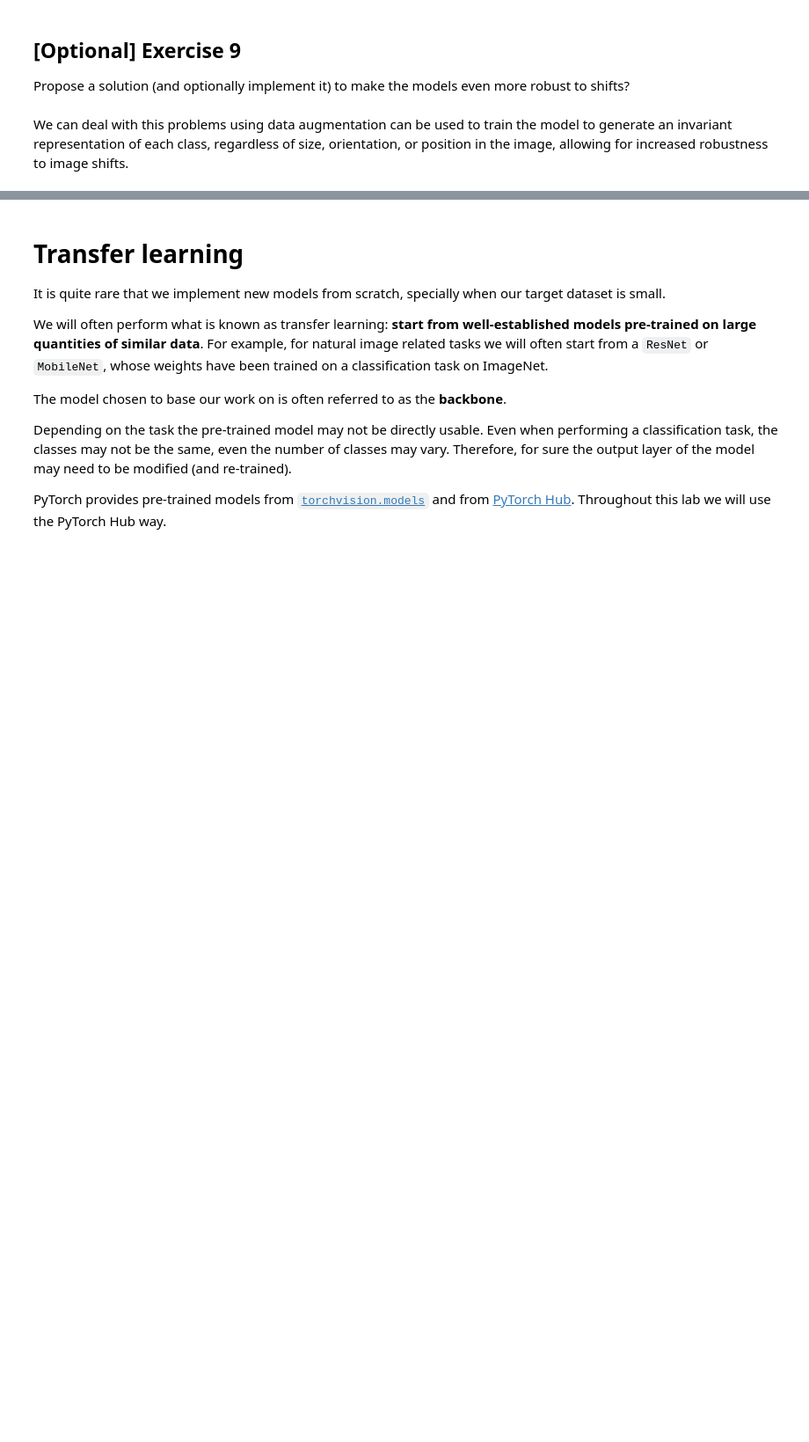
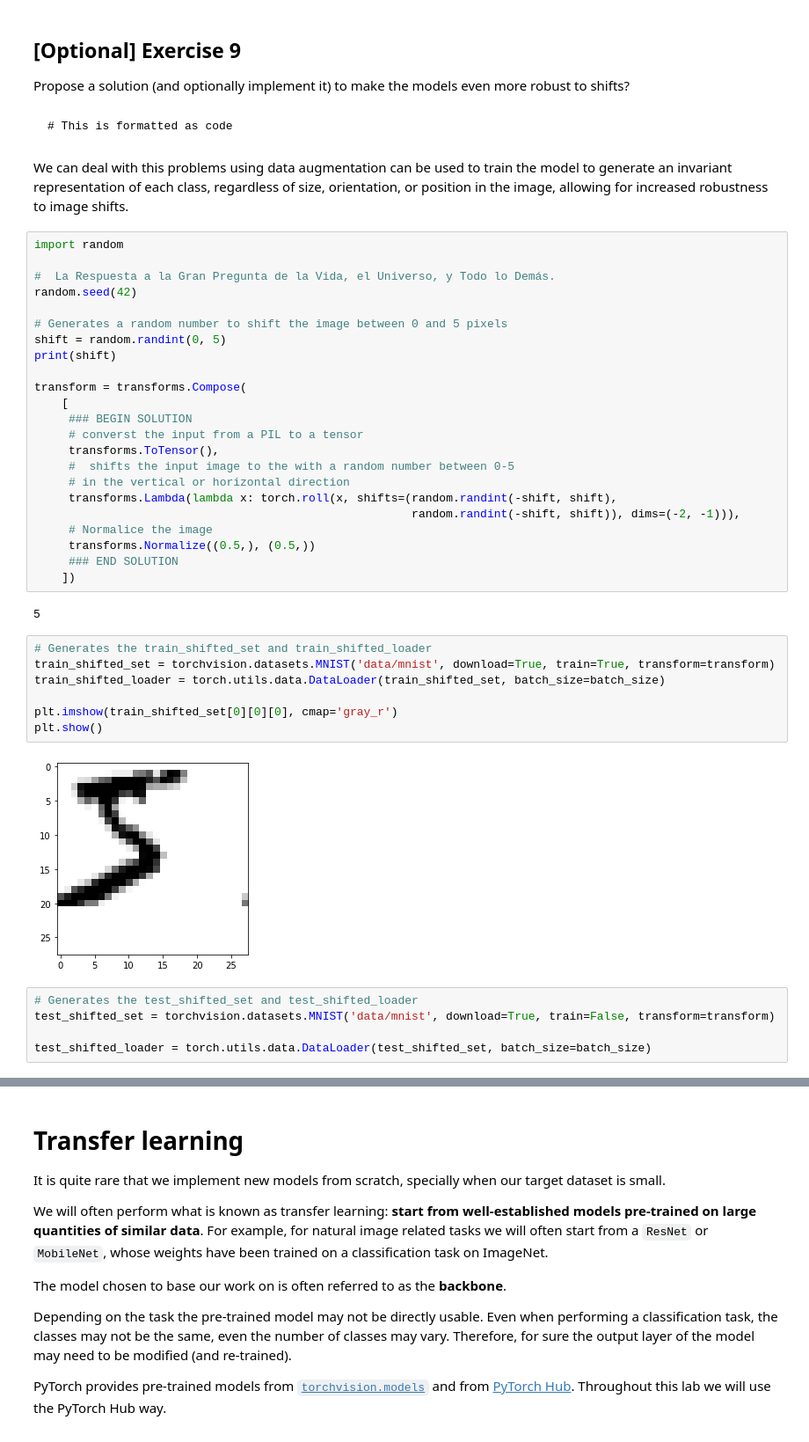
Before and after one commit to YosefGuevara012/DeepLearning_and_computer_vision_for_Marine_Robotics, a Jupyter notebook: TP_03_CNNs_and_transfer_learning.ipynb, the cells around one changed output, grey strips where cells are left out. Shown at 88% size. Drawn from its saved outputs; the diff is of its cells as text; blank space fills up the shorter version.

````diff
--- a/TP_03_CNNs_and_transfer_learning.ipynb
+++ b/TP_03_CNNs_and_transfer_learning.ipynb
@@ -484,5 +513,50 @@ Compare the performance of an MLP vs CNN for shifts of increasing number of pixe
 ## [Optional] Exercise 9
 
 Propose a solution (and optionally implement it) to make the models even more robust to shifts?
+# %% [markdown]
+
+
+```
+# This is formatted as code
+```
 # %% [markdown]
 We can deal with this problems using data augmentation can be used to train the model to generate an invariant representation of each class, regardless of size, orientation, or position in the image, allowing for increased robustness to image shifts.
+# %%
+import random
+
+#  La Respuesta a la Gran Pregunta de la Vida, el Universo, y Todo lo Demás.
+random.seed(42)
+
+# Generates a random number to shift the image between 0 and 5 pixels
+shift = random.randint(0, 5)
+print(shift)
+
+transform = transforms.Compose(
+    [
+     ### BEGIN SOLUTION
+     # converst the input from a PIL to a tensor
+     transforms.ToTensor(),
+     #  shifts the input image to the with a random number between 0-5
+     # in the vertical or horizontal direction
+     transforms.Lambda(lambda x: torch.roll(x, shifts=(random.randint(-shift, shift),
+                                                       random.randint(-shift, shift)), dims=(-2, -1))),
+     # Normalice the image
+     transforms.Normalize((0.5,), (0.5,))
+     ### END SOLUTION
+    ])
+# %% [output]
+5
+# %%
+# Generates the train_shifted_set and train_shifted_loader
+train_shifted_set = torchvision.datasets.MNIST('data/mnist', download=True, train=True, transform=transform)
+train_shifted_loader = torch.utils.data.DataLoader(train_shifted_set, batch_size=batch_size)
+
+plt.imshow(train_shifted_set[0][0][0], cmap='gray_r')
+plt.show()
+# %% [output]
+[figure, added]
+# %%
+# Generates the test_shifted_set and test_shifted_loader
+test_shifted_set = torchvision.datasets.MNIST('data/mnist', download=True, train=False, transform=transform)
+
+test_shifted_loader = torch.utils.data.DataLoader(test_shifted_set, batch_size=batch_size)
````
Also changed, not shown: parts of 38 cells of this notebook.
